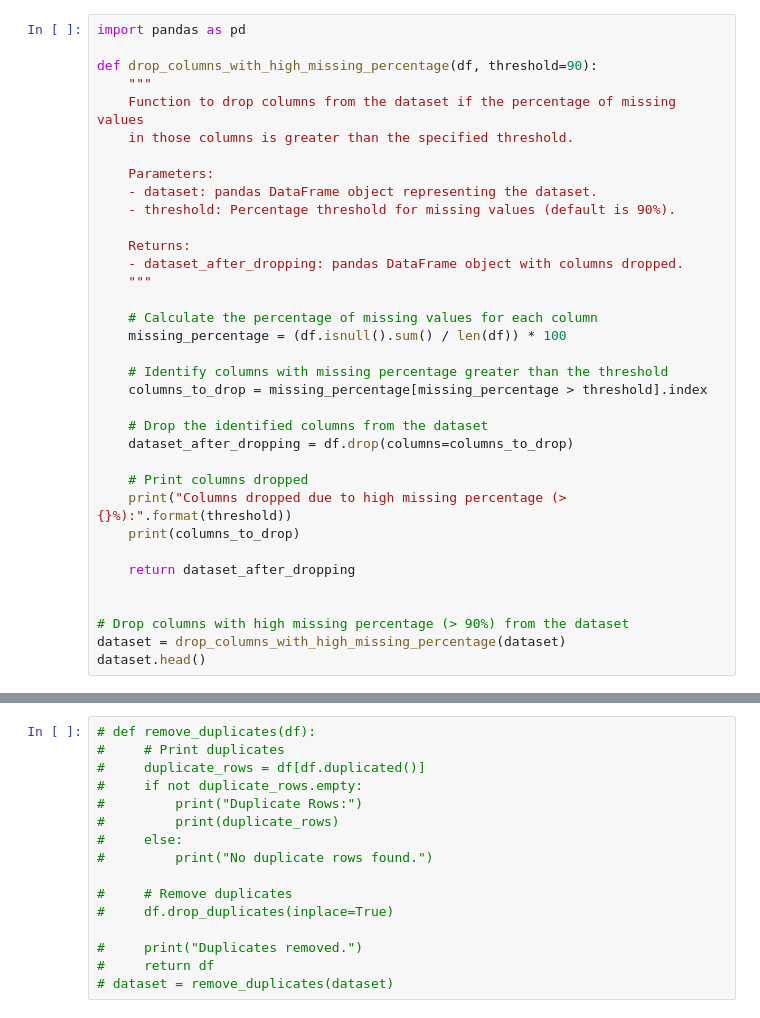
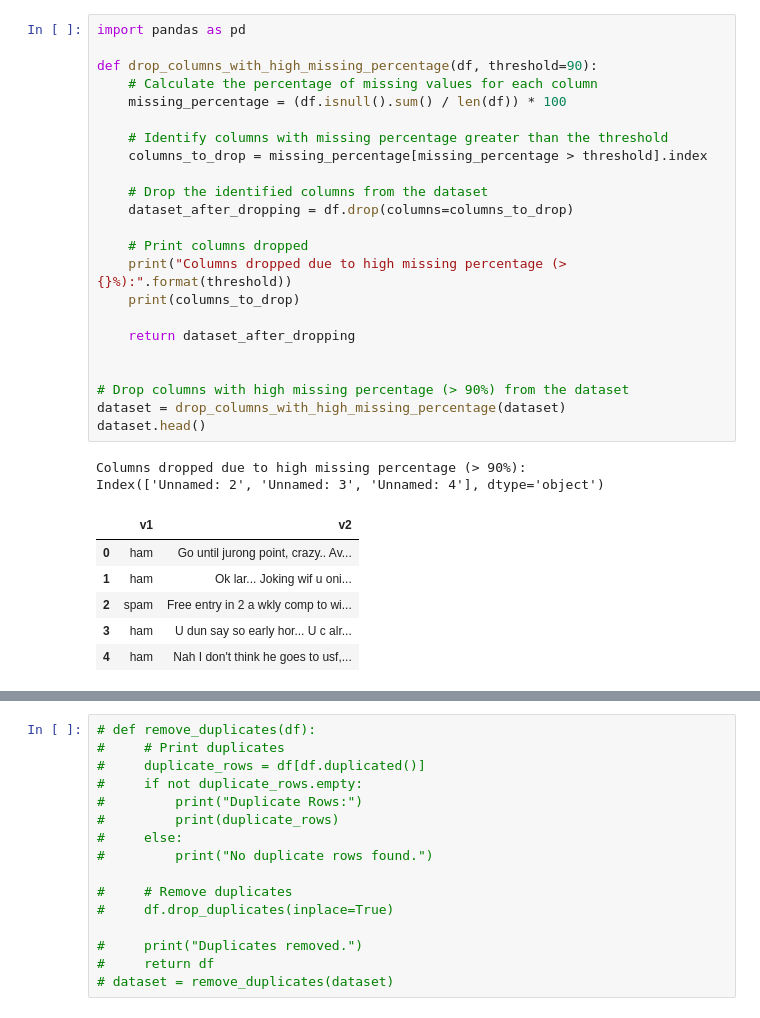
Before and after one commit to LungheSam/CODSOFT, a Jupyter notebook: Task-4_Spam_SMS_Dectector/spamClassifier.ipynb, the cells around one changed output, grey strips where cells are left out. Cells and saved outputs as stored; diff of their text form.

```diff
--- a/Task-4_Spam_SMS_Dectector/spamClassifier.ipynb
+++ b/Task-4_Spam_SMS_Dectector/spamClassifier.ipynb
@@ -76,38 +104,35 @@ plot_missing_value_percentage(dataset)
 # %%
 import pandas as pd
 
 def drop_columns_with_high_missing_percentage(df, threshold=90):
-    """
-    Function to drop columns from the dataset if the percentage of missing values
-    in those columns is greater than the specified threshold.
-
-    Parameters:
-    - dataset: pandas DataFrame object representing the dataset.
-    - threshold: Percentage threshold for missing values (default is 90%).
-
-    Returns:
-    - dataset_after_dropping: pandas DataFrame object with columns dropped.
-    """
-
     # Calculate the percentage of missing values for each column
     missing_percentage = (df.isnull().sum() / len(df)) * 100
 
     # Identify columns with missing percentage greater than the threshold
     columns_to_drop = missing_percentage[missing_percentage > threshold].index
 
     # Drop the identified columns from the dataset
     dataset_after_dropping = df.drop(columns=columns_to_drop)
 
     # Print columns dropped
     print("Columns dropped due to high missing percentage (> {}%):".format(threshold))
     print(columns_to_drop)
 
     return dataset_after_dropping
 
 
 # Drop columns with high missing percentage (> 90%) from the dataset
 dataset = drop_columns_with_high_missing_percentage(dataset)
 dataset.head()
+# %% [output]
+Columns dropped due to high missing percentage (> 90%):
+Index(['Unnamed: 2', 'Unnamed: 3', 'Unnamed: 4'], dtype='object')
+|  | v1 | v2 |
+| 0 | ham | Go until jurong point, crazy.. Av... |
+| 1 | ham | Ok lar... Joking wif u oni... |
+| 2 | spam | Free entry in 2 a wkly comp to wi... |
+| 3 | ham | U dun say so early hor... U c alr... |
+| 4 | ham | Nah I don't think he goes to usf,... |
 # %%
 def print_column_value_counts(df):
   print("Printing Value Counts")
```
Also changed, not shown: parts of 32 cells of this notebook, 1 other file.
